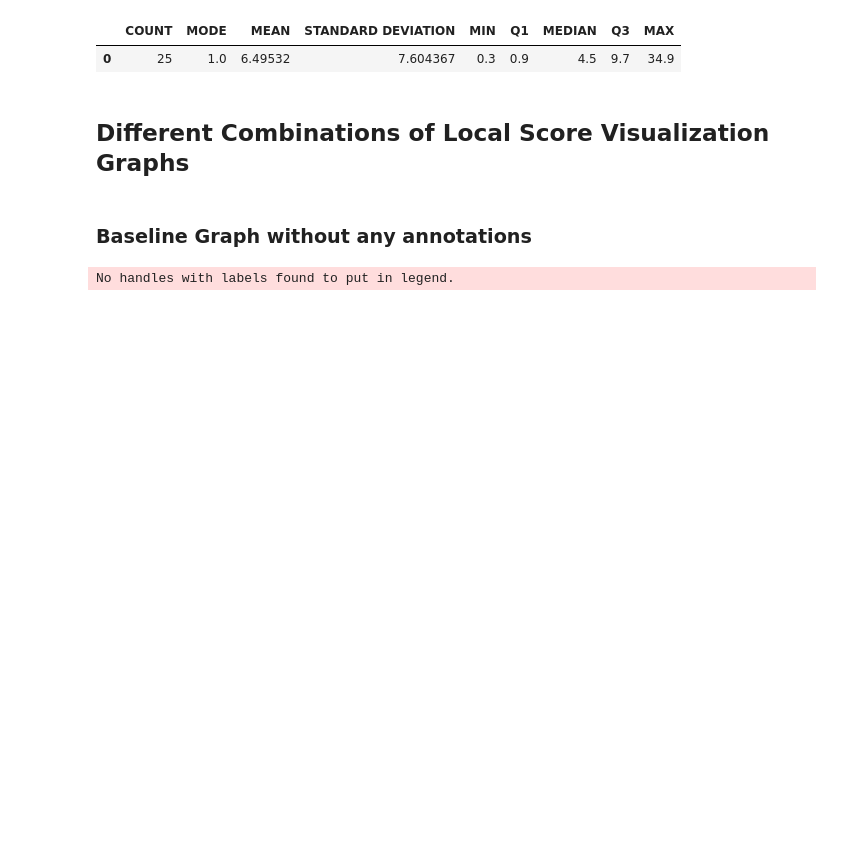
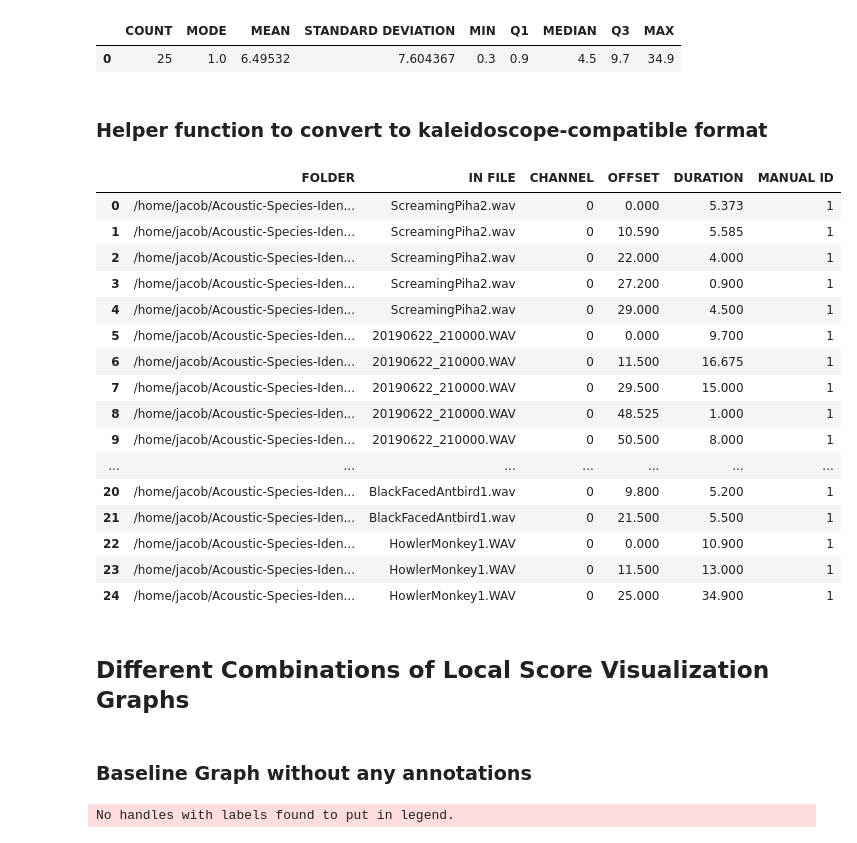
Before and after one commit to UCSD-E4E/PyHa, a Jupyter notebook: IsoAutio_Tutorial.ipynb, the cells around one changed output. Cells and saved outputs as stored; diff of their text form; code cells hidden in the pictures; blank space fills up the shorter version.

Commit message:
Added Kaleidoscope converting function - Function strips away columns in the manual or automated dataframes that we need for our package that would otherewise be incompatible with Kaleidoscope.

```diff
--- a/IsoAutio_Tutorial.ipynb
+++ b/IsoAutio_Tutorial.ipynb
@@ -79,6 +79,28 @@ annotation_duration_statistics(manual_df)
 # %% [output]
 |  | COUNT | MODE | MEAN | STANDARD DEVIATION | MIN | Q1 | MEDIAN | Q3 | MAX |
 | 0 | 25 | 1.0 | 6.49532 | 7.604367 | 0.3 | 0.9 | 4.5 | 9.7 | 34.9 |
+# %% [markdown]
+### Helper function to convert to kaleidoscope-compatible format
+# %%
+kaleidoscope_conversion(manual_df)
+# %% [output]
+|  | FOLDER | IN FILE | CHANNEL | OFFSET | DURATION | MANUAL ID |
+| 0 | /home/jacob/Acoustic-Species-Iden... | ScreamingPiha2.wav | 0 | 0.000 | 5.373 | 1 |
+| 1 | /home/jacob/Acoustic-Species-Iden... | ScreamingPiha2.wav | 0 | 10.590 | 5.585 | 1 |
+| 2 | /home/jacob/Acoustic-Species-Iden... | ScreamingPiha2.wav | 0 | 22.000 | 4.000 | 1 |
+| 3 | /home/jacob/Acoustic-Species-Iden... | ScreamingPiha2.wav | 0 | 27.200 | 0.900 | 1 |
+| 4 | /home/jacob/Acoustic-Species-Iden... | ScreamingPiha2.wav | 0 | 29.000 | 4.500 | 1 |
+| 5 | /home/jacob/Acoustic-Species-Iden... | 20190622_210000.WAV | 0 | 0.000 | 9.700 | 1 |
+| 6 | /home/jacob/Acoustic-Species-Iden... | 20190622_210000.WAV | 0 | 11.500 | 16.675 | 1 |
+| 7 | /home/jacob/Acoustic-Species-Iden... | 20190622_210000.WAV | 0 | 29.500 | 15.000 | 1 |
+| 8 | /home/jacob/Acoustic-Species-Iden... | 20190622_210000.WAV | 0 | 48.525 | 1.000 | 1 |
+| 9 | /home/jacob/Acoustic-Species-Iden... | 20190622_210000.WAV | 0 | 50.500 | 8.000 | 1 |
+| ... | ... | ... | ... | ... | ... | ... |
+| 20 | /home/jacob/Acoustic-Species-Iden... | BlackFacedAntbird1.wav | 0 | 9.800 | 5.200 | 1 |
+| 21 | /home/jacob/Acoustic-Species-Iden... | BlackFacedAntbird1.wav | 0 | 21.500 | 5.500 | 1 |
+| 22 | /home/jacob/Acoustic-Species-Iden... | HowlerMonkey1.WAV | 0 | 0.000 | 10.900 | 1 |
+| 23 | /home/jacob/Acoustic-Species-Iden... | HowlerMonkey1.WAV | 0 | 11.500 | 13.000 | 1 |
+| 24 | /home/jacob/Acoustic-Species-Iden... | HowlerMonkey1.WAV | 0 | 25.000 | 34.900 | 1 |
 # %% [markdown]
 ## Different Combinations of Local Score Visualization Graphs
 # %% [markdown]
```
Also changed, not shown: 1 other file.
